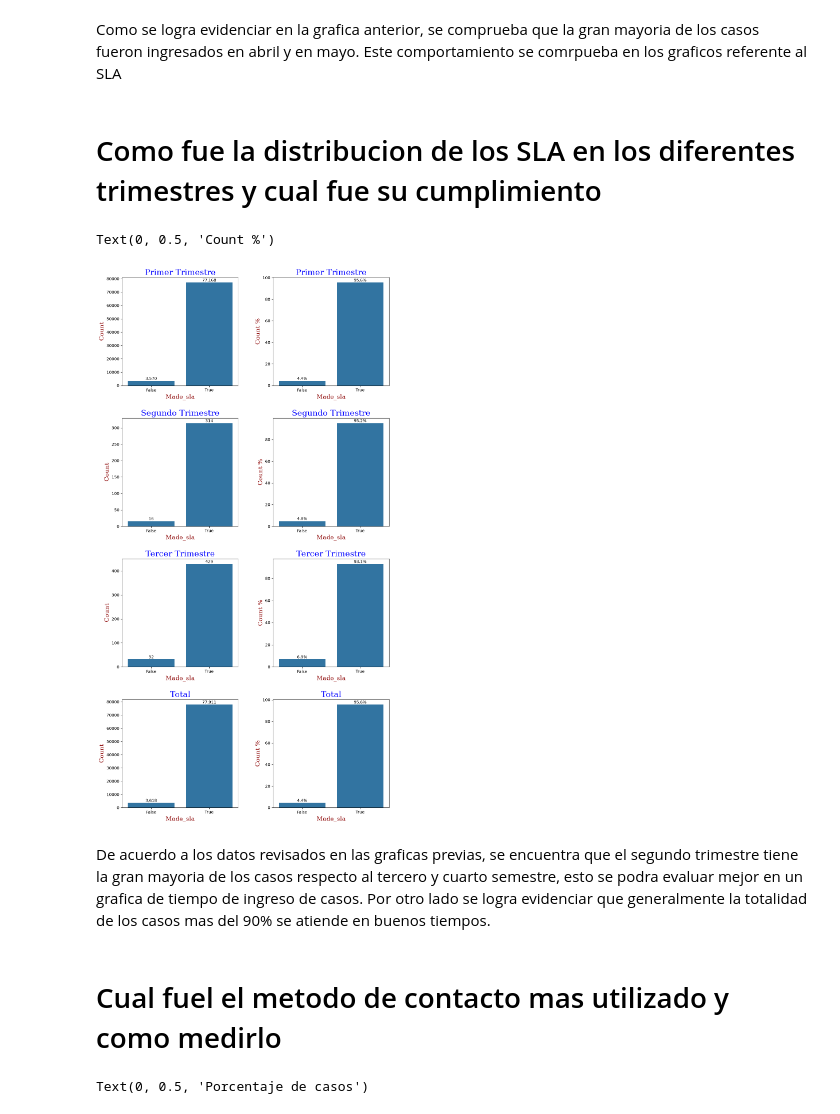
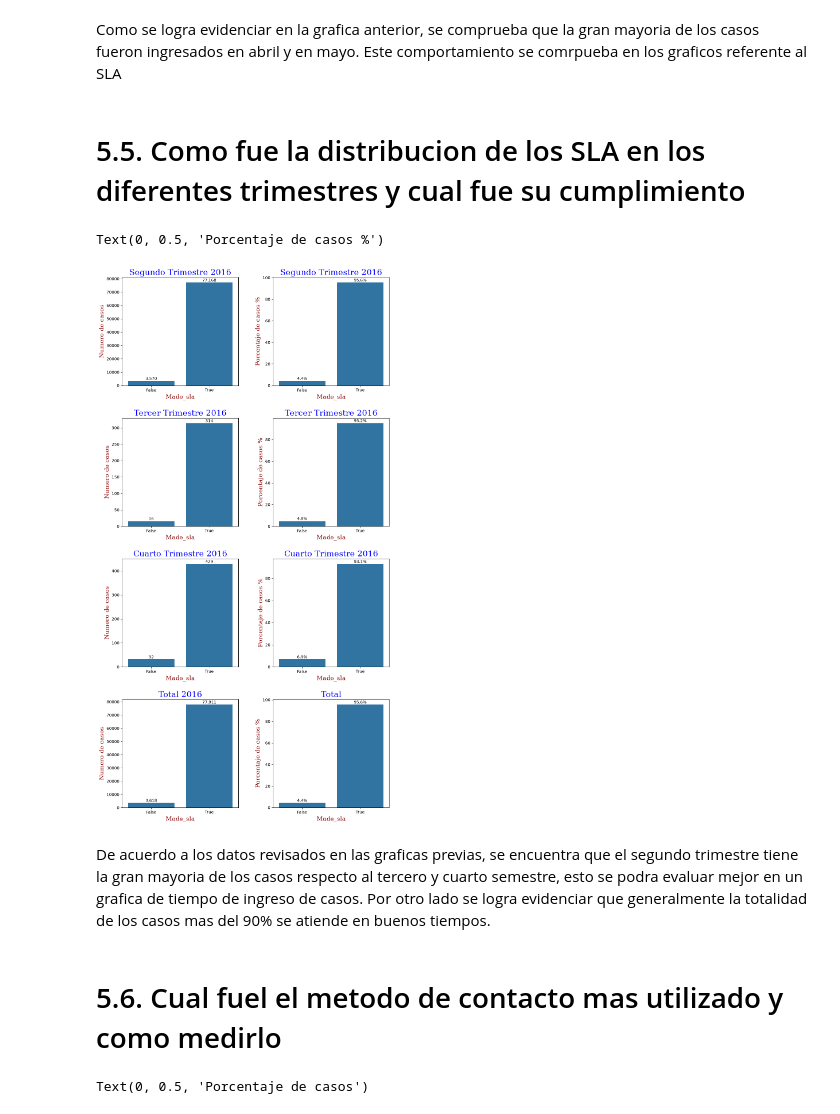
Before and after one commit to FoxJaeger007/ERP-Support-Operations-Dashboard, a Jupyter notebook: Notebooks/ERP_Incident_Analysis.ipynb, the cells around one changed output. Drawn from its saved outputs; the diff is of its cells as text; code cells hidden in the pictures.

```diff
--- a/Notebooks/ERP_Incident_Analysis.ipynb
+++ b/Notebooks/ERP_Incident_Analysis.ipynb
@@ -475,7 +501,7 @@ Text(0, 0.5, 'Conteo')
 # %% [markdown]
 Como se logra evidenciar en la grafica anterior, se comprueba que la gran mayoria de los casos fueron ingresados en abril y en mayo. Este comportamiento se comrpueba en los graficos referente al SLA
 # %% [markdown]
-# Como fue la distribucion de los SLA en los diferentes trimestres y cual fue su cumplimiento
+# 5.5. Como fue la distribucion de los SLA en los diferentes trimestres y cual fue su cumplimiento
 # %%
 df_SLA_q2 = df_analysis_q2["made_sla"].value_counts().reset_index()
 df_SLA_q2_norm = (df_analysis_q2["made_sla"].value_counts(normalize=True)*100).reset_index()
@@ -499,7 +525,7 @@ plt.subplots_adjust(
     hspace=0.3
 )
 
-# Primer cuartil
+# Segundo cuartil
 plt.subplot(4,2,1)
 
 ax = sns.barplot(
@@ -513,9 +539,9 @@ ax.bar_label(ax.containers[0],
 font1 = {'family':'serif','color':'blue','size':20}             #Diccionario para personalizador de label
 font2 = {'family':'serif','color':'darkred','size':15}          #Diccionario para personalizador de label
 
-plt.title("Primer Trimestre", fontdict = font1)                 #Titulo del Grafico
+plt.title("Segundo Trimestre 2016", fontdict = font1)                 #Titulo del Grafico
 plt.xlabel("Made_sla", fontdict = font2)                        #Titulo en Y
-plt.ylabel("Count", fontdict = font2)                           #Titulo en X
+plt.ylabel("Numero de casos", fontdict = font2)                           #Titulo en X
 
 
 plt.subplot(4,2,2)
@@ -531,9 +557,9 @@ ax.bar_label(ax.containers[0],
 font1 = {'family':'serif','color':'blue','size':20}             #Diccionario para personalizador de label
 font2 = {'family':'serif','color':'darkred','size':15}          #Diccionario para personalizador de label
 
-plt.title("Primer Trimestre", fontdict = font1)                 #Titulo del Grafico
+plt.title("Segundo Trimestre 2016", fontdict = font1)                 #Titulo del Grafico
 plt.xlabel("Made_sla", fontdict = font2)                        #Titulo en Y
-plt.ylabel("Count %", fontdict = font2)                           #Titulo en X
+plt.ylabel("Porcentaje de casos %", fontdict = font2)                           #Titulo en X
 
 
 # Tercer cuartil
@@ -550,9 +576,9 @@ ax.bar_label(ax.containers[0],
 font1 = {'family':'serif','color':'blue','size':20}             #Diccionario para personalizador de label
 font2 = {'family':'serif','color':'darkred','size':15}          #Diccionario para personalizador de label
 
-plt.title("Segundo Trimestre", fontdict = font1)                 #Titulo del Grafico
+plt.title("Tercer Trimestre 2016", fontdict = font1)                 #Titulo del Grafico
 plt.xlabel("Made_sla", fontdict = font2)                        #Titulo en Y
-plt.ylabel("Count", fontdict = font2)                           #Titulo en X
+plt.ylabel("Numero de casos", fontdict = font2)                           #Titulo en X
 
 plt.subplot(4,2,4)
 
@@ -567,9 +593,9 @@ ax.bar_label(ax.containers[0],
 font1 = {'family':'serif','color':'blue','size':20}             #Diccionario para personalizador de label
 font2 = {'family':'serif','color':'darkred','size':15}          #Diccionario para personalizador de label
 
-plt.title("Segundo Trimestre", fontdict = font1)                 #Titulo del Grafico
+plt.title("Tercer Trimestre 2016", fontdict = font1)                 #Titulo del Grafico
 plt.xlabel("Made_sla", fontdict = font2)                        #Titulo en Y
-plt.ylabel("Count %", fontdict = font2)                           #Titulo en X
+plt.ylabel("Porcentaje de casos %", fontdict = font2)                           #Titulo en X
 
 
 # Cuarto cuartil
@@ -586,9 +612,9 @@ ax.bar_label(ax.containers[0],
 font1 = {'family':'serif','color':'blue','size':20}             #Diccionario para personalizador de label
 font2 = {'family':'serif','color':'darkred','size':15}          #Diccionario para personalizador de label
 
-plt.title("Tercer Trimestre", fontdict = font1)                 #Titulo del Grafico
+plt.title("Cuarto Trimestre 2016", fontdict = font1)                 #Titulo del Grafico
 plt.xlabel("Made_sla", fontdict = font2)                        #Titulo en Y
-plt.ylabel("Count", fontdict = font2)                           #Titulo en X
+plt.ylabel("Numero de casos", fontdict = font2)                           #Titulo en X
 
 plt.subplot(4,2,6)
 
@@ -603,53 +629,53 @@ ax.bar_label(ax.containers[0],
 font1 = {'family':'serif','color':'blue','size':20}             #Diccionario para personalizador de label
 font2 = {'family':'serif','color':'darkred','size':15}          #Diccionario para personalizador de label
 
-plt.title("Tercer Trimestre", fontdict = font1)                 #Titulo del Grafico
+plt.title("Cuarto Trimestre 2016", fontdict = font1)                 #Titulo del Grafico
 plt.xlabel("Made_sla", fontdict = font2)                        #Titulo en Y
-plt.ylabel("Count %", fontdict = font2)                           #Titulo en X
+plt.ylabel("Porcentaje de casos %", fontdict = font2)                           #Titulo en X
 
 
-# Cuarto cuartil
+# Total
 plt.subplot(4,2,7)
 
 ax = sns.barplot(
     data=df_SLA,
     x="made_sla",
     y="count"
 )
 ax.bar_label(ax.containers[0],
     fmt='{:,.0f}')
 
 font1 = {'family':'serif','color':'blue','size':20}             #Diccionario para personalizador de label
 font2 = {'family':'serif','color':'darkred','size':15}          #Diccionario para personalizador de label
 
-plt.title("Total", fontdict = font1)                 #Titulo del Grafico
+plt.title("Total 2016", fontdict = font1)                 #Titulo del Grafico
 plt.xlabel("Made_sla", fontdict = font2)                        #Titulo en Y
-plt.ylabel("Count", fontdict = font2)                           #Titulo en X
+plt.ylabel("Numero de casos", fontdict = font2)                           #Titulo en X
 
 
 plt.subplot(4,2,8)
 
 ax = sns.barplot(
     data=df_SLA_norm,
     x="made_sla",
     y="proportion"
 )
 ax.bar_label(ax.containers[0],
     fmt='%.1f%%')
 
 font1 = {'family':'serif','color':'blue','size':20}             #Diccionario para personalizador de label
 font2 = {'family':'serif','color':'darkred','size':15}          #Diccionario para personalizador de label
 
 plt.title("Total", fontdict = font1)                 #Titulo del Grafico
 plt.xlabel("Made_sla", fontdict = font2)                        #Titulo en Y
-plt.ylabel("Count %", fontdict = font2)                           #Titulo en X
+plt.ylabel("Porcentaje de casos %", fontdict = font2)                           #Titulo en X
 # %% [output]
-Text(0, 0.5, 'Count %')
+Text(0, 0.5, 'Porcentaje de casos %')
-[figure, old version]
+[figure, new version]
 # %% [markdown]
 De acuerdo a los datos revisados en las graficas previas, se encuentra que el segundo trimestre tiene la gran mayoria de los casos respecto al tercero y cuarto semestre, esto se podra evaluar mejor en un grafica de tiempo de ingreso de casos. Por otro lado se logra evidenciar que generalmente la totalidad de los casos mas del 90% se atiende en buenos tiempos.
 # %% [markdown]
-# Cual fuel el metodo de contacto mas utilizado y como medirlo
+# 5.6. Cual fuel el metodo de contacto mas utilizado y como medirlo
 # %%
 
 df_last_type = df_analysis[["number","contact_type"]][df_analysis["active"]==True].loc[
```
Also changed, not shown: parts of 34 cells of this notebook, 3 other files.
